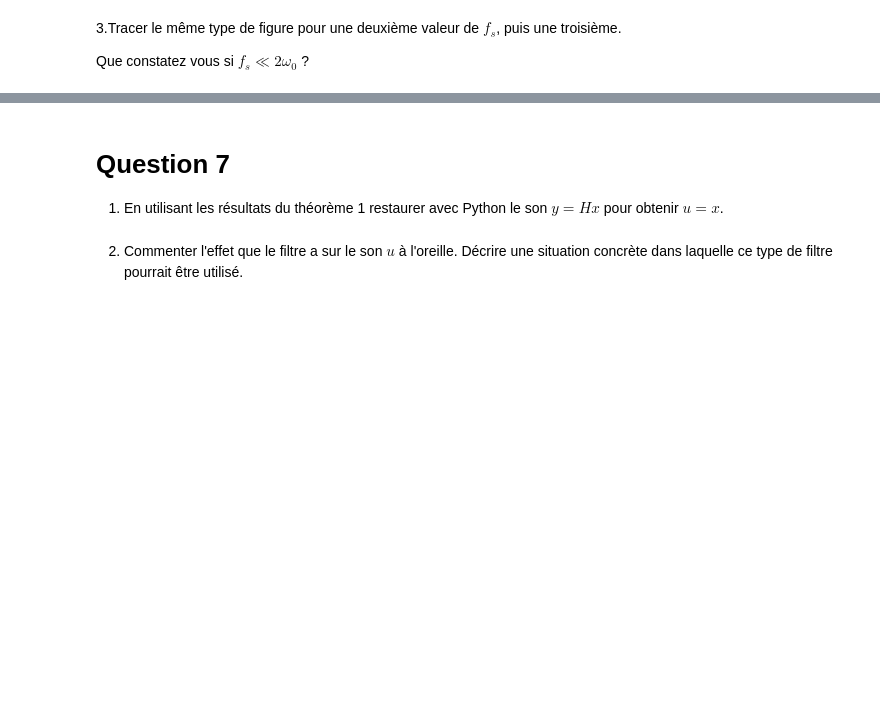
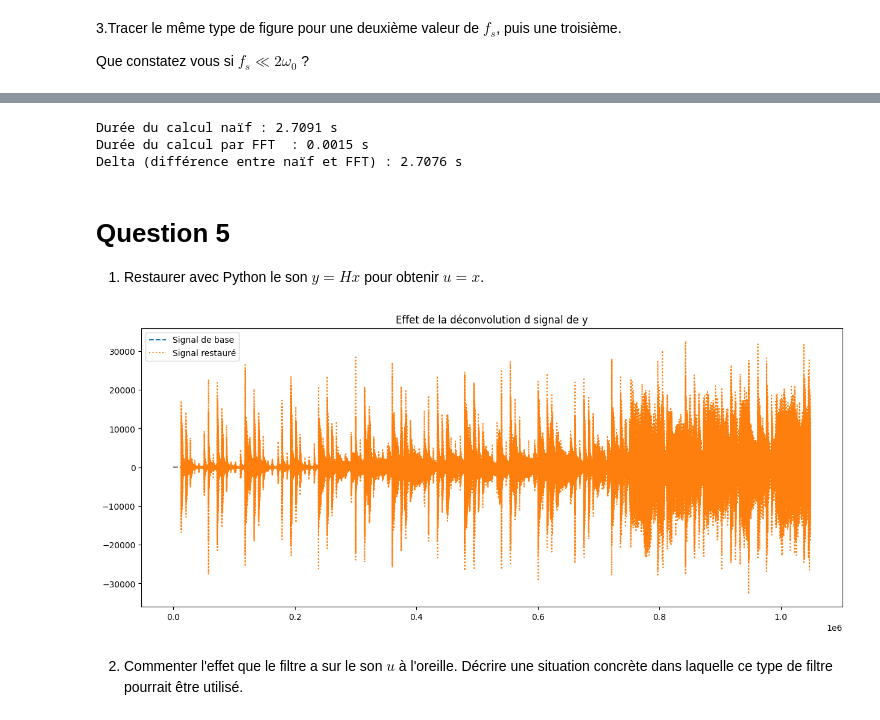
Before and after one commit to wikolyya/projet_deconvolution_VALV, a Jupyter notebook: Projet_Deconvolution_NoteBook_UE Modelisation EADS.ipynb, the cells around one changed output, grey strips where cells are left out. Cells and saved outputs as stored; diff of their text form; code cells hidden in the pictures; blank space fills up the shorter version.

```diff
--- a/Projet_Deconvolution_NoteBook_UE Modelisation EADS.ipynb
+++ b/Projet_Deconvolution_NoteBook_UE Modelisation EADS.ipynb
@@ -176,6 +202,81 @@ Calculer la solution $x$ du système (2) en fonction de $\hat{y}$, $P$, $N$ et $
+# %%
+
+
+import time
+import numpy.fft as npft
+
+def dft_naif(y):
+    N = len(y)
+    Y = np.zeros(N, dtype=complex) #Précision du type pour stockage
+
+    for k in range(N):
+        for n in range (N):
+            Y[k] += y[n] * np.exp((-2j * np.pi*k*n)/N)
+    return Y
+
+def time_comparaison(d1, d2):
+    return abs(d1 - d2)
+
+# MAIN
+N = 1024
+y = fonction_y(N)
+
+#Calcul du temps pour la DFT naïve
+debut_dft = time.time()
+y_naif = dft_naif(y)
+fin_dft = time.time()
+
+temps_tot = fin_dft-debut_dft
+
+#Calcul du temps pour la FFT
+debut_fft = time.perf_counter();
+ychap = npft.fft(y)
+fin_fft = time.perf_counter()
+
+tempsfft_tot = fin_fft - debut_fft
+res_tot = time_comparaison(temps_tot, tempsfft_tot)
+
+# Affichage console des temps obtenus
+print(f"Durée du calcul naïf : {temps_tot:.4f} s")
+print(f"Durée du calcul par FFT  : {tempsfft_tot:.4f} s")
+print(f"Delta (différence entre naïf et FFT) : {res_tot:.4f} s",)
+# %% [output]
+Durée du calcul naïf : 2.7091 s
+Durée du calcul par FFT  : 0.0015 s
+Delta (différence entre naïf et FFT) : 2.7076 s
 # %% [markdown]
-# Question 7
+# Question 5
 
-1. En utilisant les résultats du théorème 1 restaurer avec Python le son $y=Hx$ pour obtenir $u=x$.
+1. Restaurer avec Python le son $y=Hx$ pour obtenir $u=x$.
+# %%
+# Chargement de h et y
+fs, y = lecture_y()
+h = lecture_h()
+
+# Rechargement de la taille de h
+N = len(h)
+
+# Passage en domaine fréquentiel
+D = npft.fft(h)
+ychap = npft.fft(y)
+
+# Déconvolution
+e = 1e-6 # Supprimer la division par zéro
+xchap = ychap/(D+e)
+
+# Retour au domaine temporel
+u = npft.ifft(xchap).real
+new_u = (u/np.max(np.abs(u))*32767).astype('int16')
+
+# Affichage graphique
+plt.figure(figsize=(15,6))
+plt.plot(y, label="Signal de base", linestyle="dashed")
+
+plt.plot(new_u, label="Signal restauré", linestyle="dotted")
+plt.legend()
+plt.title("Effet de la déconvolution d signal de y")
+plt.show()
+# %% [output]
+[figure, added]
 # %% [markdown]
 2. Commenter l'effet que le filtre a sur le son $u$ à l'oreille. Décrire une situation concrète dans laquelle ce type de filtre pourrait être utilisé.
```
Also changed, not shown: parts of 23 cells of this notebook.
